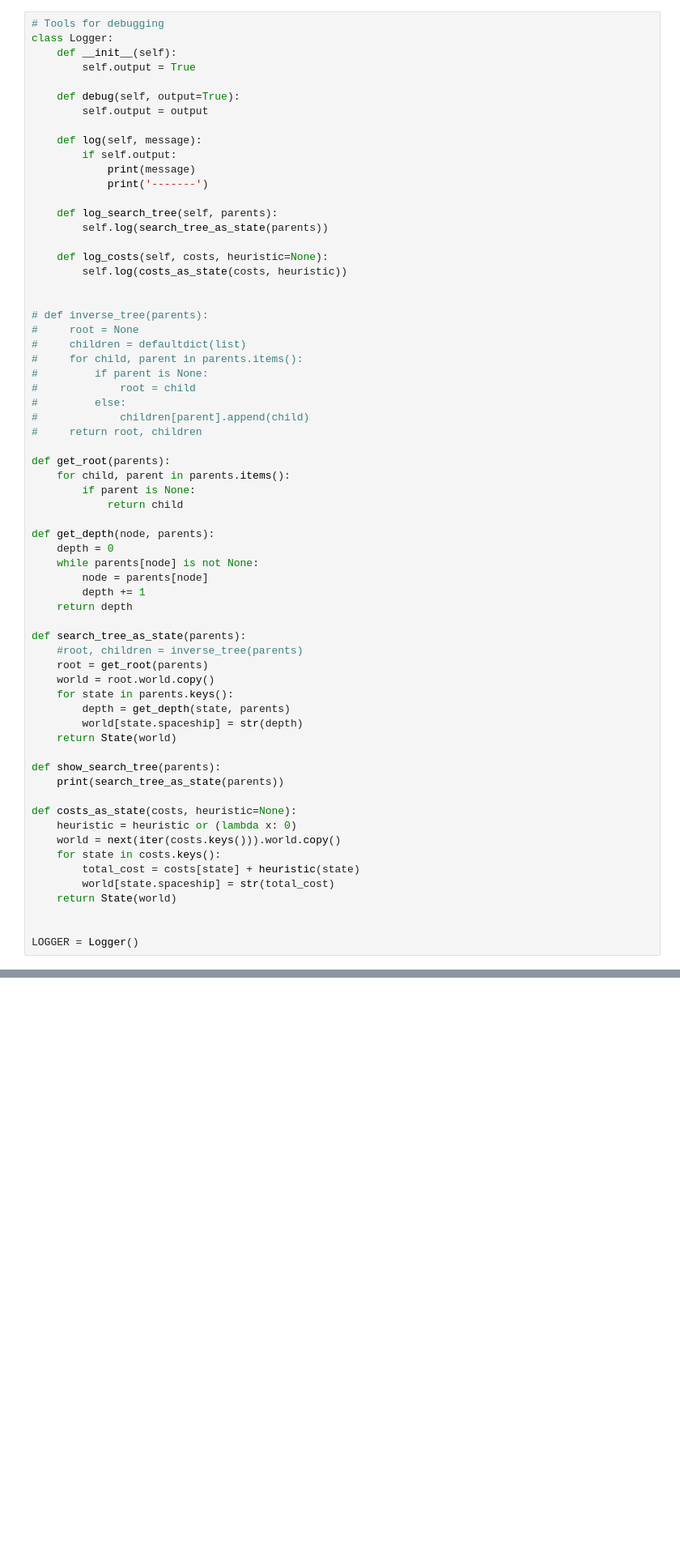
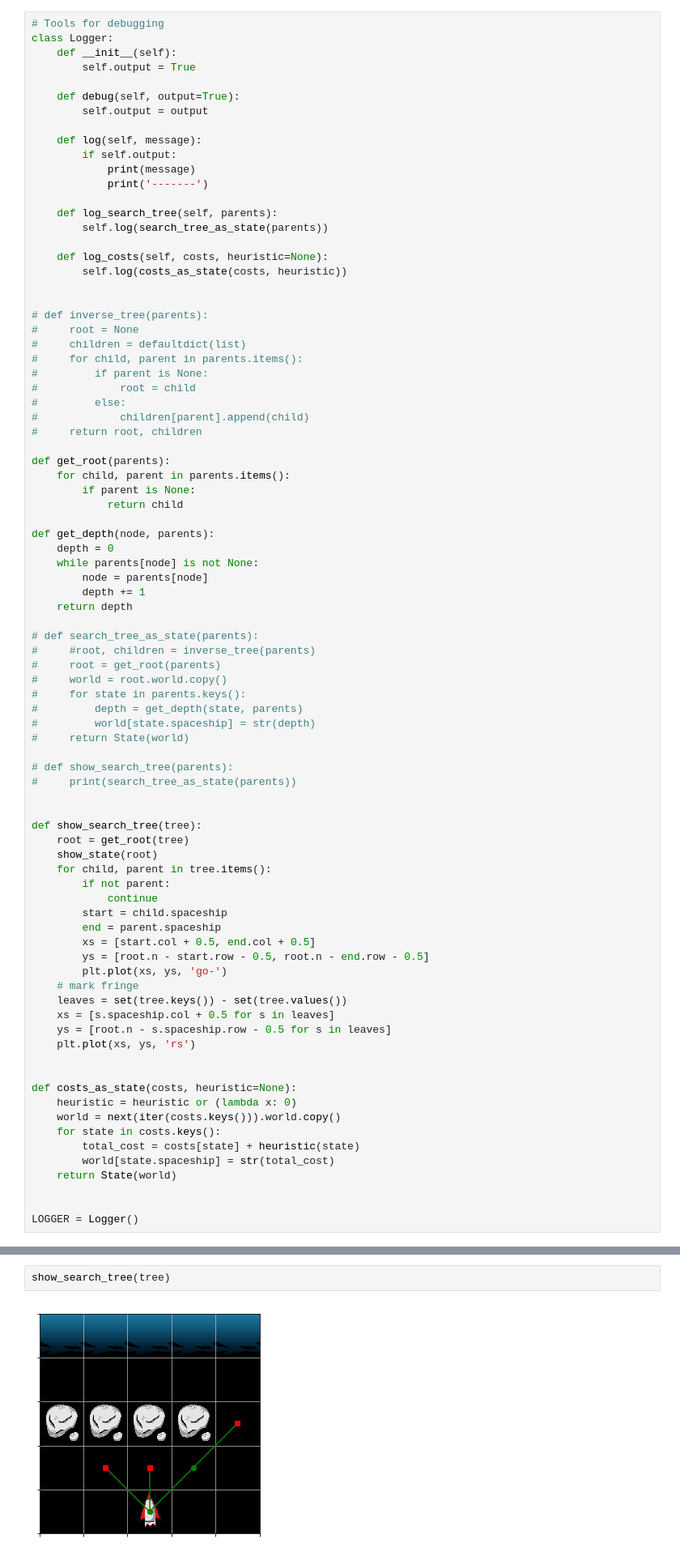
Before and after one commit to effa/ai-search-workshop, a Jupyter notebook: search-solution.ipynb, the cells around one changed output, grey strips where cells are left out. Shown at 81% size. Cells and saved outputs as stored; diff of their text form; blank space fills up the shorter version.

```diff
--- a/search-solution.ipynb
+++ b/search-solution.ipynb
@@ -252,17 +272,36 @@ def get_depth(node, parents):
         depth += 1
     return depth
 
-def search_tree_as_state(parents):
-    #root, children = inverse_tree(parents)
-    root = get_root(parents)
-    world = root.world.copy()
-    for state in parents.keys():
-        depth = get_depth(state, parents)
-        world[state.spaceship] = str(depth)
-    return State(world)
+# def search_tree_as_state(parents):
+#     #root, children = inverse_tree(parents)
+#     root = get_root(parents)
+#     world = root.world.copy()
+#     for state in parents.keys():
+#         depth = get_depth(state, parents)
+#         world[state.spaceship] = str(depth)
+#     return State(world)
 
-def show_search_tree(parents):
-    print(search_tree_as_state(parents))
+# def show_search_tree(parents):
+#     print(search_tree_as_state(parents))
+
+
+def show_search_tree(tree):
+    root = get_root(tree)
+    show_state(root)
+    for child, parent in tree.items():
+        if not parent:
+            continue
+        start = child.spaceship
+        end = parent.spaceship
+        xs = [start.col + 0.5, end.col + 0.5]
+        ys = [root.n - start.row - 0.5, root.n - end.row - 0.5]
+        plt.plot(xs, ys, 'go-')
+    # mark fringe
+    leaves = set(tree.keys()) - set(tree.values())
+    xs = [s.spaceship.col + 0.5 for s in leaves]
+    ys = [root.n - s.spaceship.row - 0.5 for s in leaves]
+    plt.plot(xs, ys, 'rs')
+
 
 def costs_as_state(costs, heuristic=None):
     heuristic = heuristic or (lambda x: 0)
@@ -566,3 +510,7 @@ show_search_tree(tree)
+# %%
+show_search_tree(tree)
+# %% [output]
+[figure, added]
 # %% [markdown]
 Během prohledávání budeme rozlišovat stavy, které jsme ještě neviděli, tj. nejsou ještě součástí prohledávacího stromu,
 a stavy,které jsme už potkali, tj. jsou součástní prohledávacího stromu.
```
Also changed, not shown: parts of 16 cells of this notebook.
